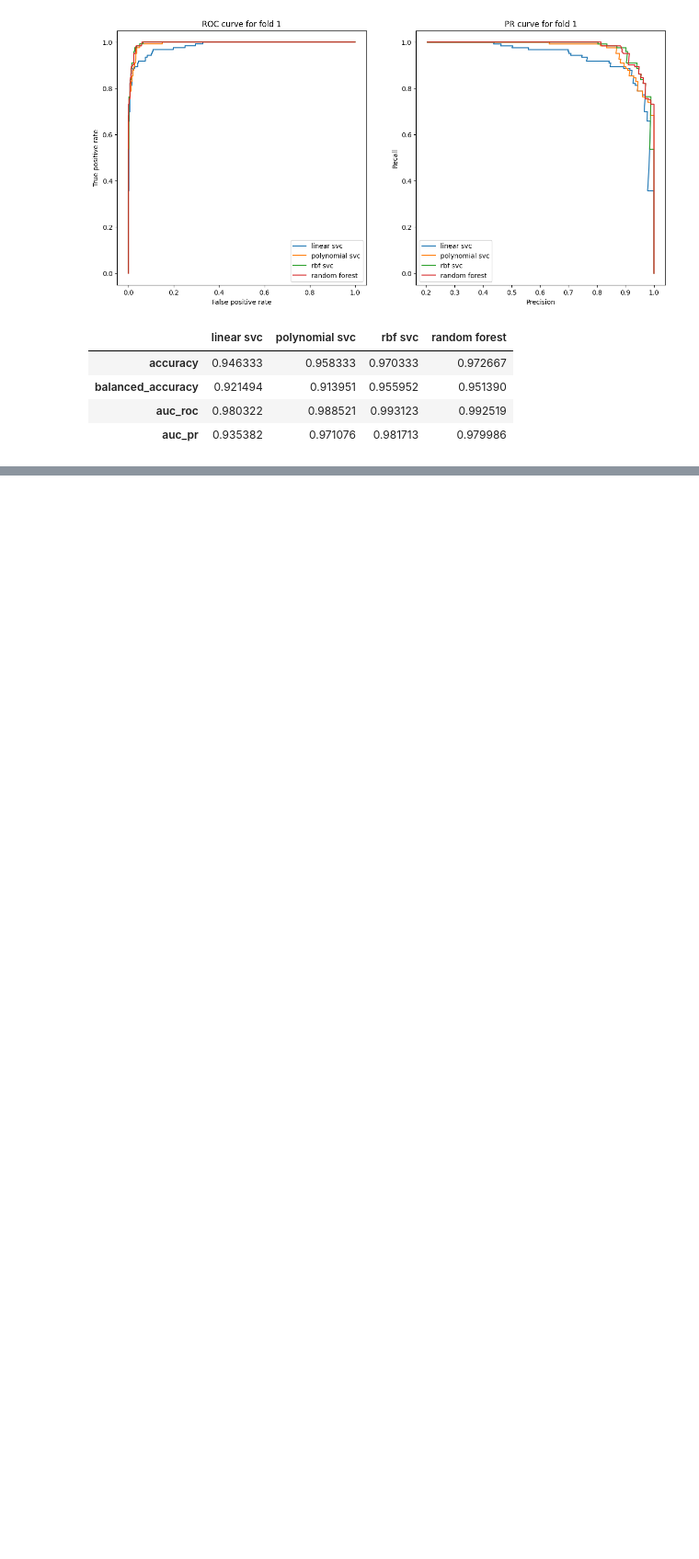
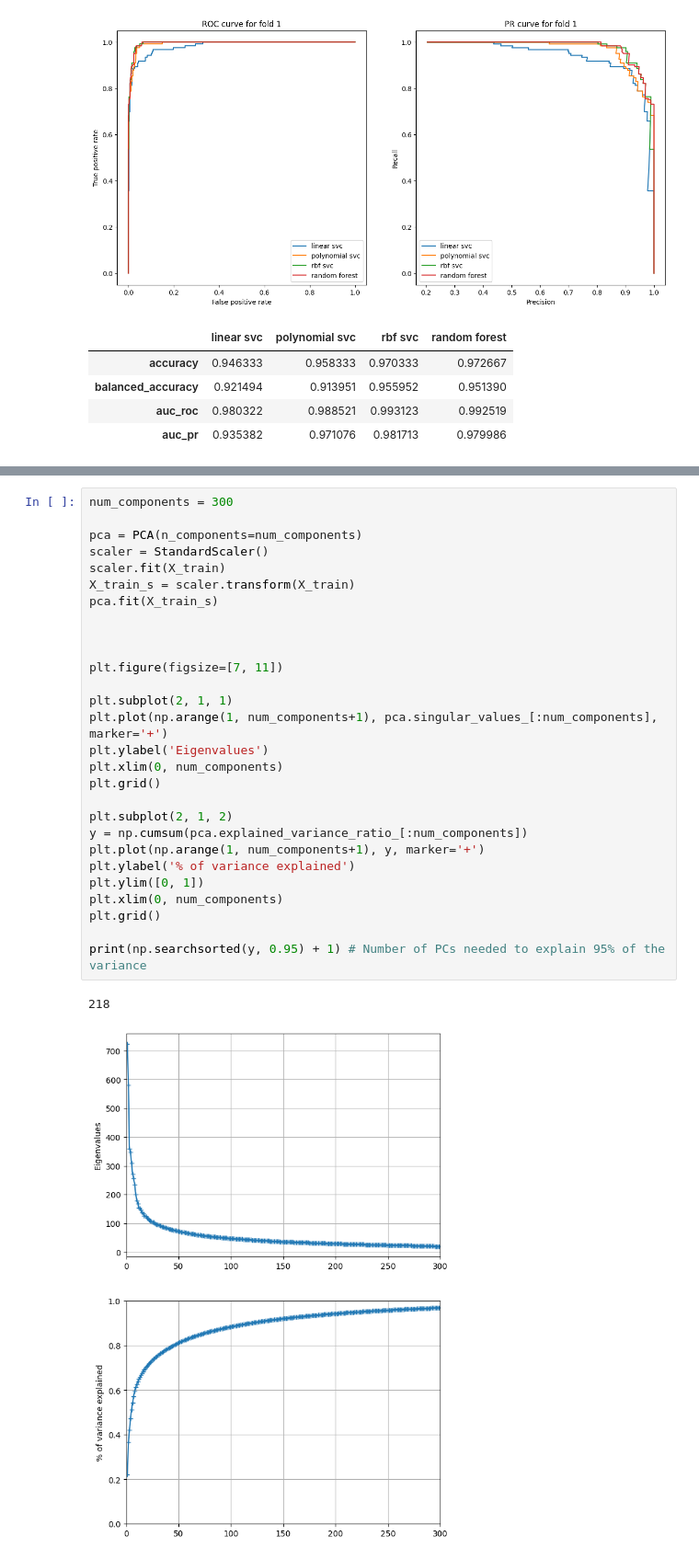
Before and after one commit to gblawrence03/CS909-materials, a Jupyter notebook: 2025/A1/assignment.ipynb, the cells around one changed output, grey strips where cells are left out. Shown at 92% size. Cells and saved outputs as stored; diff of their text form; blank space fills up the shorter version.

```diff
--- a/2025/A1/assignment.ipynb
+++ b/2025/A1/assignment.ipynb
@@ -510,0 +558,31 @@ Notice that polynomial SVC, RBF SVC, and Random Forest all have similar ROC and
+# %%
+num_components = 300
+
+pca = PCA(n_components=num_components)
+scaler = StandardScaler()
+scaler.fit(X_train)
+X_train_s = scaler.transform(X_train)
+pca.fit(X_train_s)
+
+
+
+plt.figure(figsize=[7, 11])
+
+plt.subplot(2, 1, 1)
+plt.plot(np.arange(1, num_components+1), pca.singular_values_[:num_components], marker='+')
+plt.ylabel('Eigenvalues')
+plt.xlim(0, num_components)
+plt.grid()
+
+plt.subplot(2, 1, 2)
+y = np.cumsum(pca.explained_variance_ratio_[:num_components])
+plt.plot(np.arange(1, num_components+1), y, marker='+')
+plt.ylabel('% of variance explained')
+plt.ylim([0, 1])
+plt.xlim(0, num_components)
+plt.grid()
+
+print(np.searchsorted(y, 0.95) + 1) # Number of PCs needed to explain 95% of the variance
+# %% [output]
+218
+[figure, added]
```
Also changed, not shown: parts of 22 cells of this notebook.
